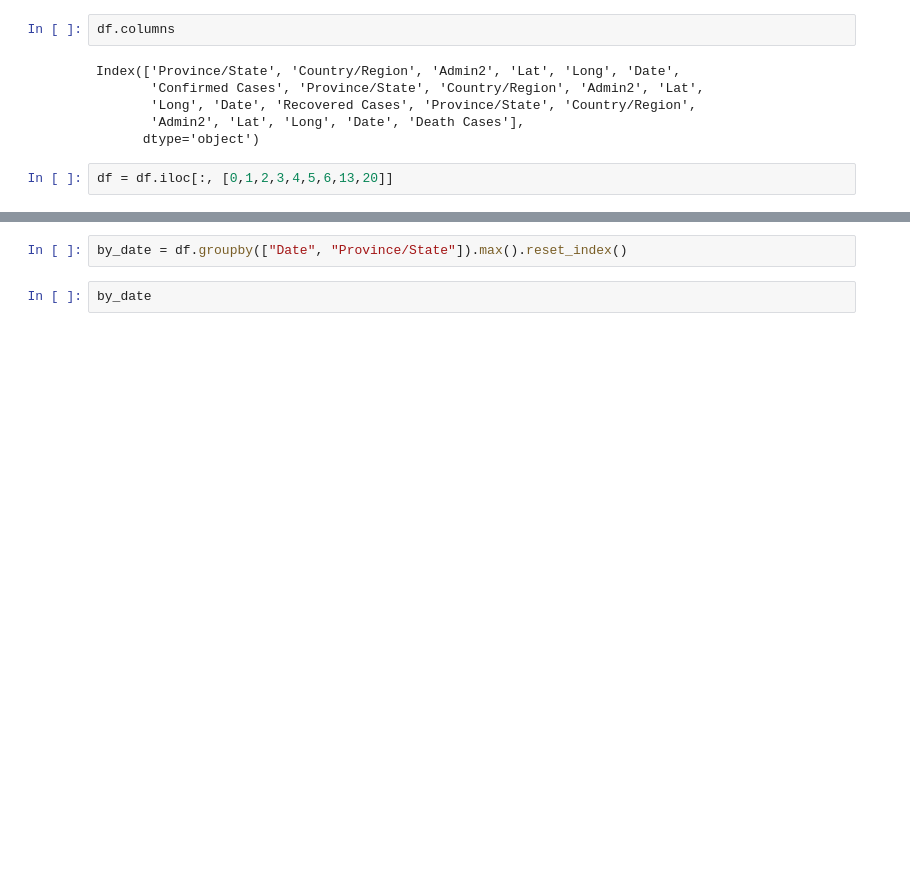
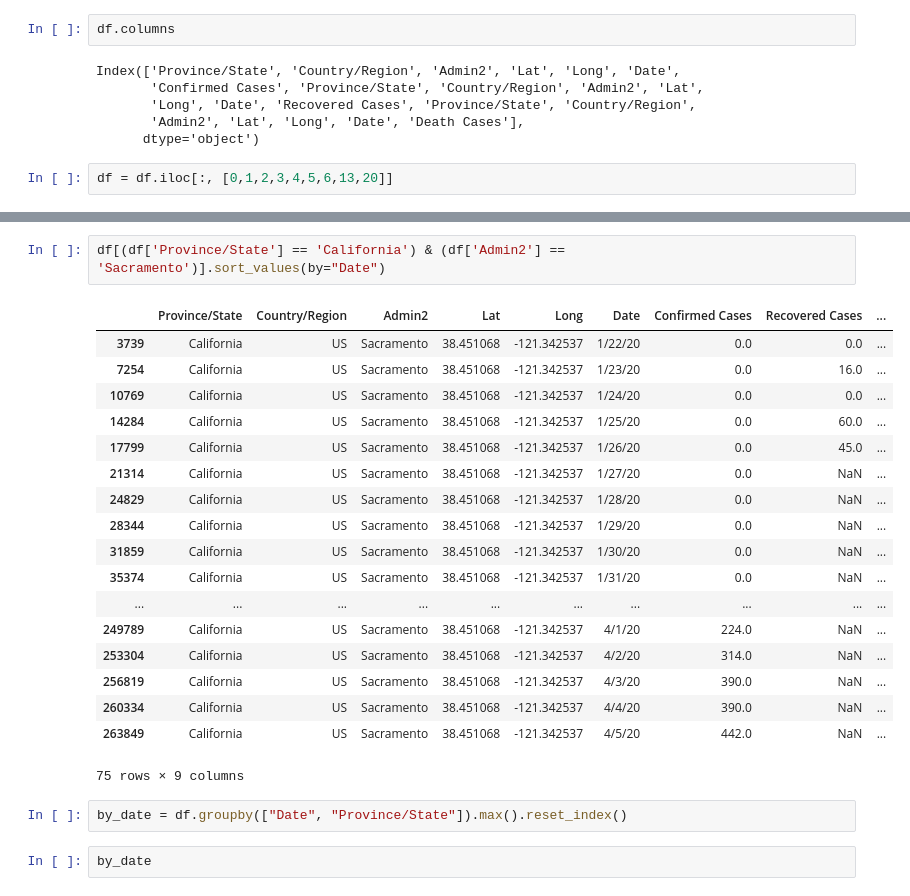
Before and after one commit to costcohotdog/wuhan-coronavirus, a Jupyter notebook: notebooks/Automatic Data.ipynb, the cells around one changed output, grey strips where cells are left out. Saved outputs shown, nothing was run; the diff lists cells and outputs as text; blank space fills up the shorter version.

```diff
--- a/notebooks/Automatic Data.ipynb
+++ b/notebooks/Automatic Data.ipynb
@@ -436,3 +438,24 @@ df
+# %%
+df[(df['Province/State'] == 'California') & (df['Admin2'] == 'Sacramento')].sort_values(by="Date")
+# %% [output]
+|  | Province/State | Country/Region | Admin2 | Lat | Long | Date | Confirmed Cases | Recovered Cases | ... |
+| 3739 | California | US | Sacramento | 38.451068 | -121.342537 | 1/22/20 | 0.0 | 0.0 | ... |
+| 7254 | California | US | Sacramento | 38.451068 | -121.342537 | 1/23/20 | 0.0 | 16.0 | ... |
+| 10769 | California | US | Sacramento | 38.451068 | -121.342537 | 1/24/20 | 0.0 | 0.0 | ... |
+| 14284 | California | US | Sacramento | 38.451068 | -121.342537 | 1/25/20 | 0.0 | 60.0 | ... |
+| 17799 | California | US | Sacramento | 38.451068 | -121.342537 | 1/26/20 | 0.0 | 45.0 | ... |
+| 21314 | California | US | Sacramento | 38.451068 | -121.342537 | 1/27/20 | 0.0 | NaN | ... |
+| 24829 | California | US | Sacramento | 38.451068 | -121.342537 | 1/28/20 | 0.0 | NaN | ... |
+| 28344 | California | US | Sacramento | 38.451068 | -121.342537 | 1/29/20 | 0.0 | NaN | ... |
+| 31859 | California | US | Sacramento | 38.451068 | -121.342537 | 1/30/20 | 0.0 | NaN | ... |
+| 35374 | California | US | Sacramento | 38.451068 | -121.342537 | 1/31/20 | 0.0 | NaN | ... |
+| ... | ... | ... | ... | ... | ... | ... | ... | ... | ... |
+| 249789 | California | US | Sacramento | 38.451068 | -121.342537 | 4/1/20 | 224.0 | NaN | ... |
+| 253304 | California | US | Sacramento | 38.451068 | -121.342537 | 4/2/20 | 314.0 | NaN | ... |
+| 256819 | California | US | Sacramento | 38.451068 | -121.342537 | 4/3/20 | 390.0 | NaN | ... |
+| 260334 | California | US | Sacramento | 38.451068 | -121.342537 | 4/4/20 | 390.0 | NaN | ... |
+| 263849 | California | US | Sacramento | 38.451068 | -121.342537 | 4/5/20 | 442.0 | NaN | ... |
+75 rows × 9 columns
 # %%
 by_date = df.groupby(["Date", "Province/State"]).max().reset_index()
 # %%
```
Also changed, not shown: parts of 6 cells of this notebook, 2 other files.
